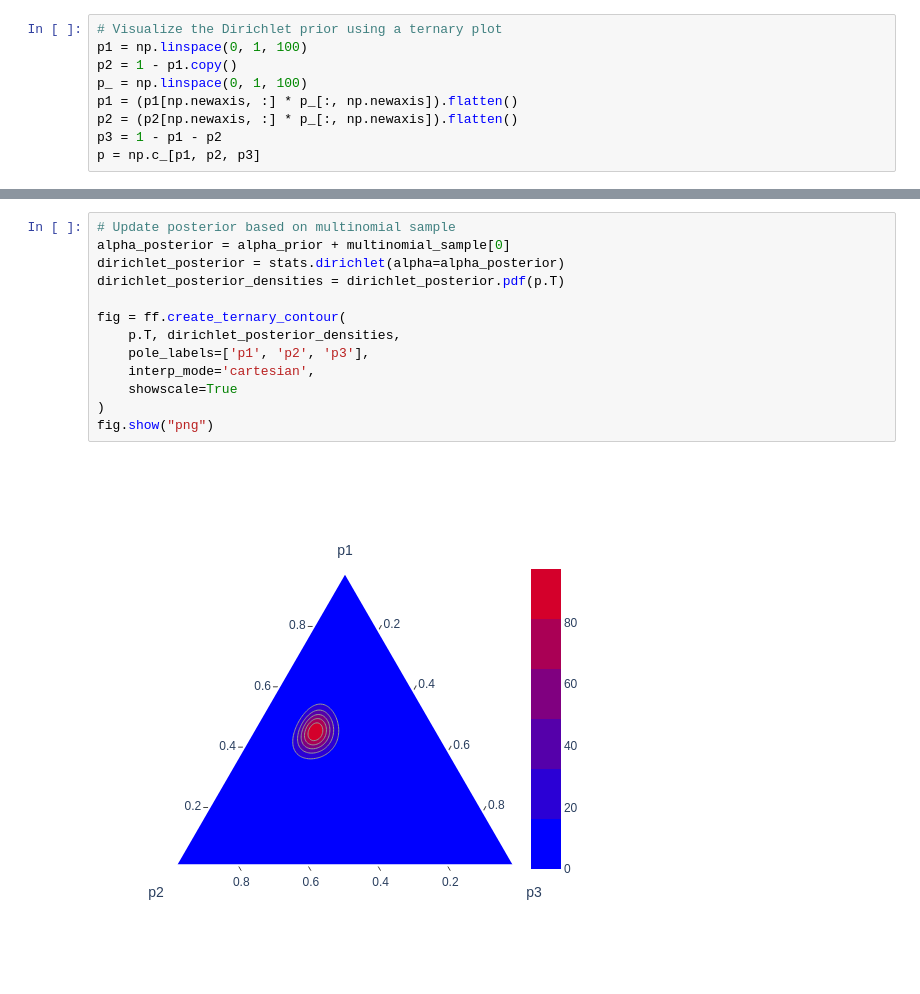
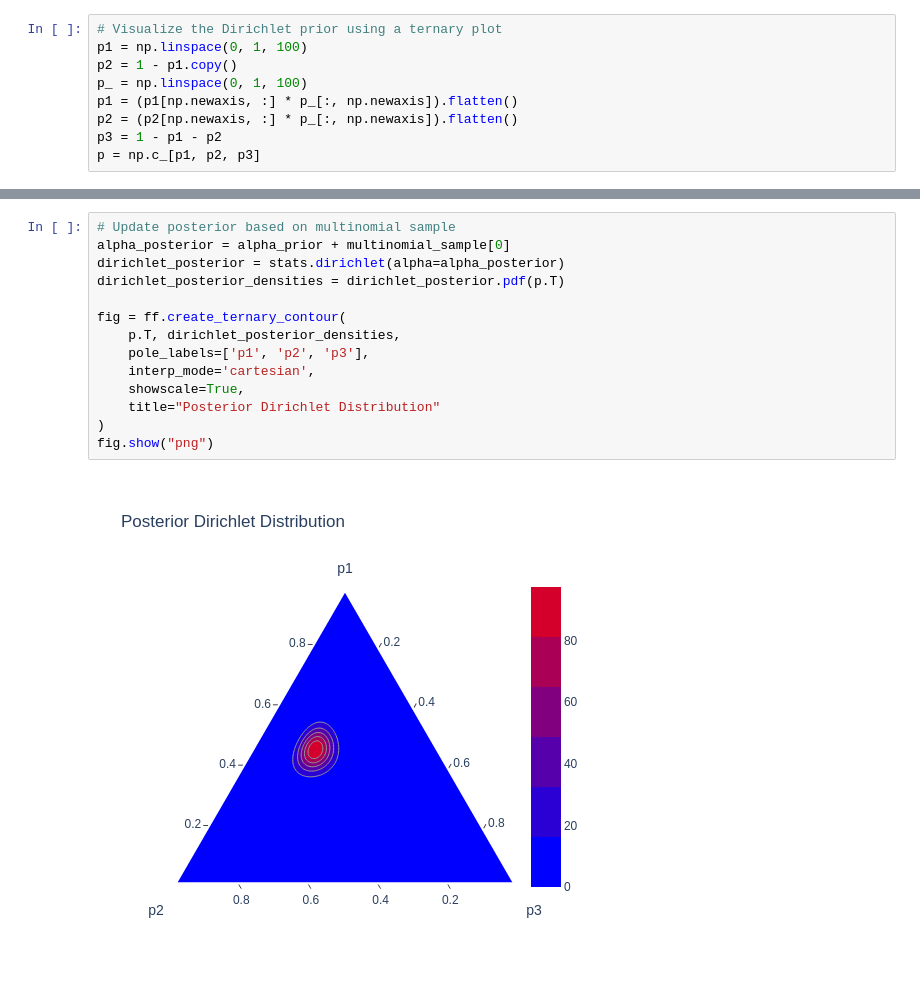
Before and after one commit to Benson-chou/STA365_HW, a Jupyter notebook: HW1/STA365 HW1.ipynb, the cells around one changed output, grey strips where cells are left out. Cells and saved outputs as stored; diff of their text form.

Commit message:
add title

```diff
--- a/HW1/STA365 HW1.ipynb
+++ b/HW1/STA365 HW1.ipynb
@@ -124,15 +125,16 @@ fig.show("png")
 # %%
 # Update posterior based on multinomial sample
 alpha_posterior = alpha_prior + multinomial_sample[0]
 dirichlet_posterior = stats.dirichlet(alpha=alpha_posterior)
 dirichlet_posterior_densities = dirichlet_posterior.pdf(p.T)
 
 fig = ff.create_ternary_contour(
     p.T, dirichlet_posterior_densities,
     pole_labels=['p1', 'p2', 'p3'],
     interp_mode='cartesian',
-    showscale=True
+    showscale=True,
+    title="Posterior Dirichlet Distribution"
 )
 fig.show("png")
 # %% [output]
-[figure, old version]
+[figure, new version]
```
Also changed, not shown: parts of 1 cell of this notebook.
